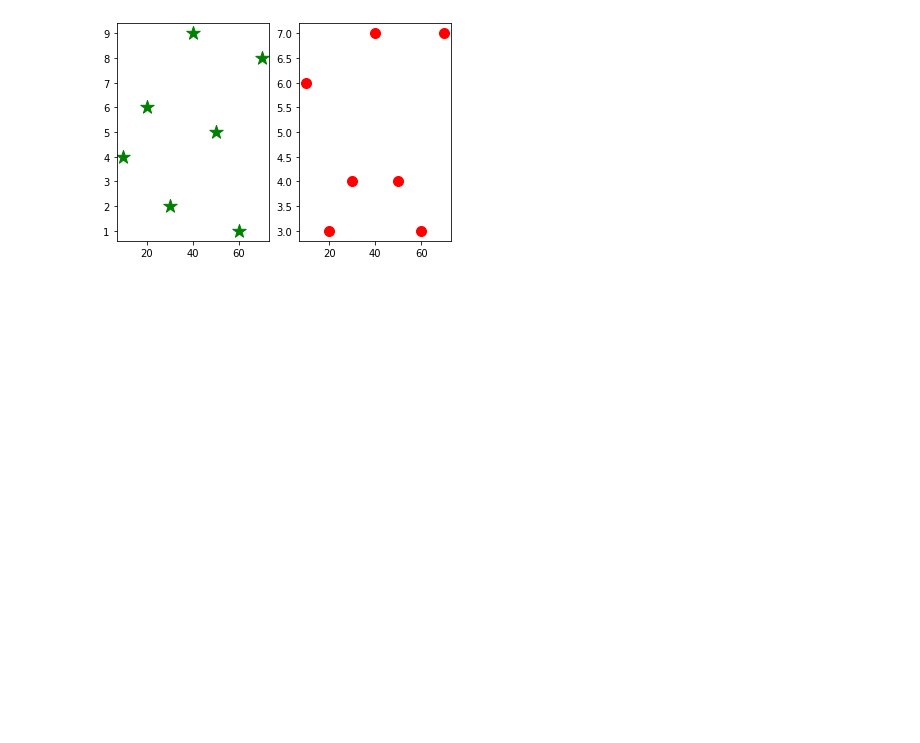
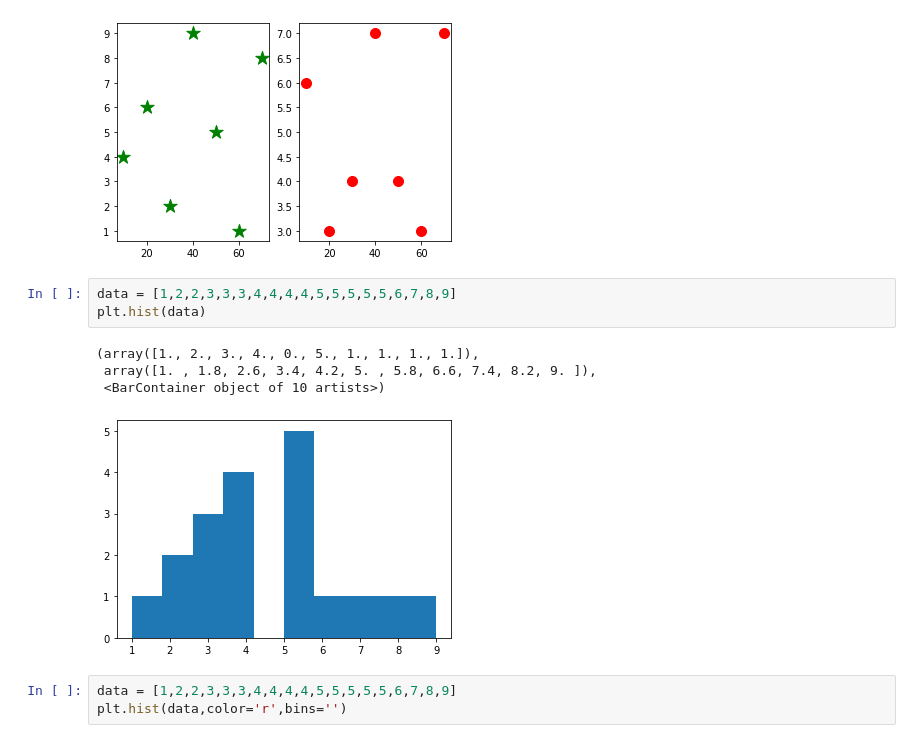
Before and after one commit to riyaty4/Machine-Learning, a Jupyter notebook: ML - Matplotlib.ipynb, the cells around one changed output. Cells and saved outputs as stored; diff of their text form; blank space fills up the shorter version.

```diff
--- a/ML - Matplotlib.ipynb
+++ b/ML - Matplotlib.ipynb
@@ -111,3 +111,14 @@ plt.scatter(x,b,c='r',s=100)
 # %% [output]
 <matplotlib.collections.PathCollection at 0x...>
 [figure]
+# %%
+data = [1,2,2,3,3,3,4,4,4,4,5,5,5,5,5,6,7,8,9]
+plt.hist(data)
+# %% [output]
+(array([1., 2., 3., 4., 0., 5., 1., 1., 1., 1.]),
+ array([1. , 1.8, 2.6, 3.4, 4.2, 5. , 5.8, 6.6, 7.4, 8.2, 9. ]),
+ <BarContainer object of 10 artists>)
+[figure, added]
+# %%
+data = [1,2,2,3,3,3,4,4,4,4,5,5,5,5,5,6,7,8,9]
+plt.hist(data,color='r',bins='')
```
